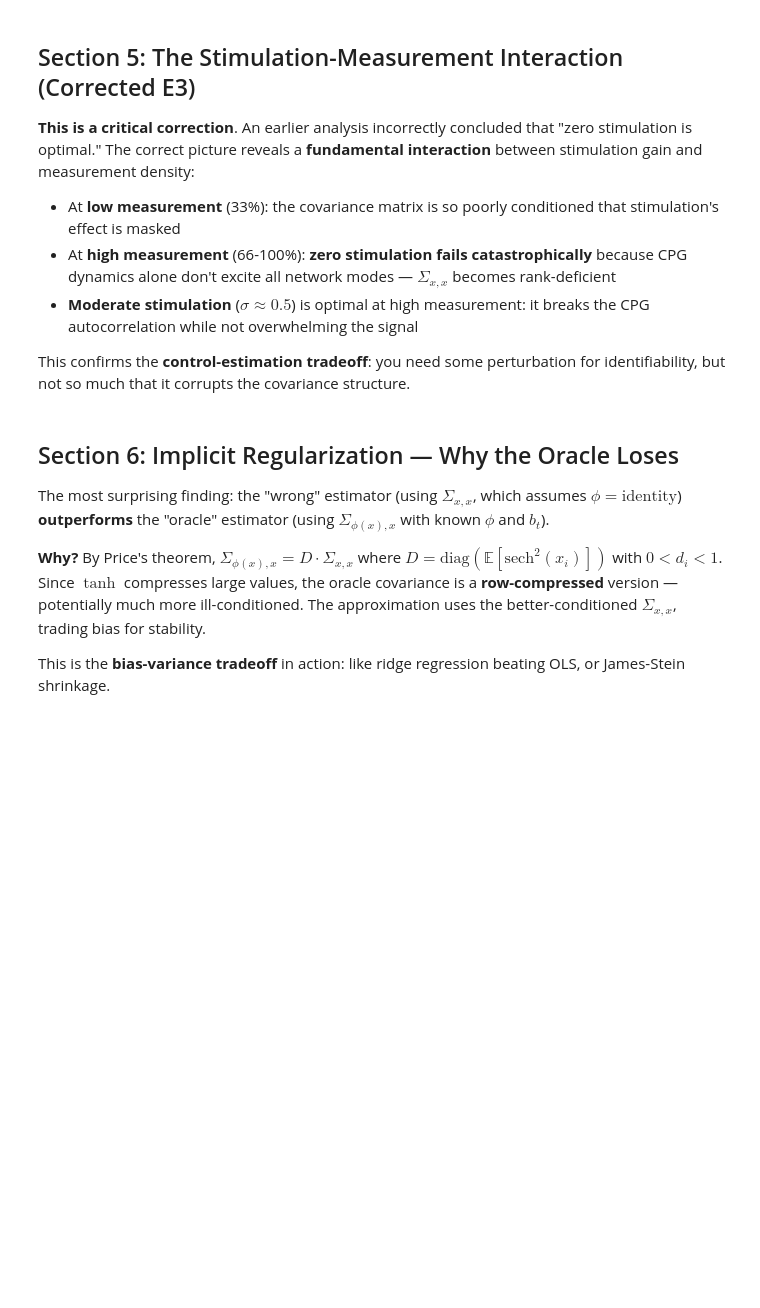
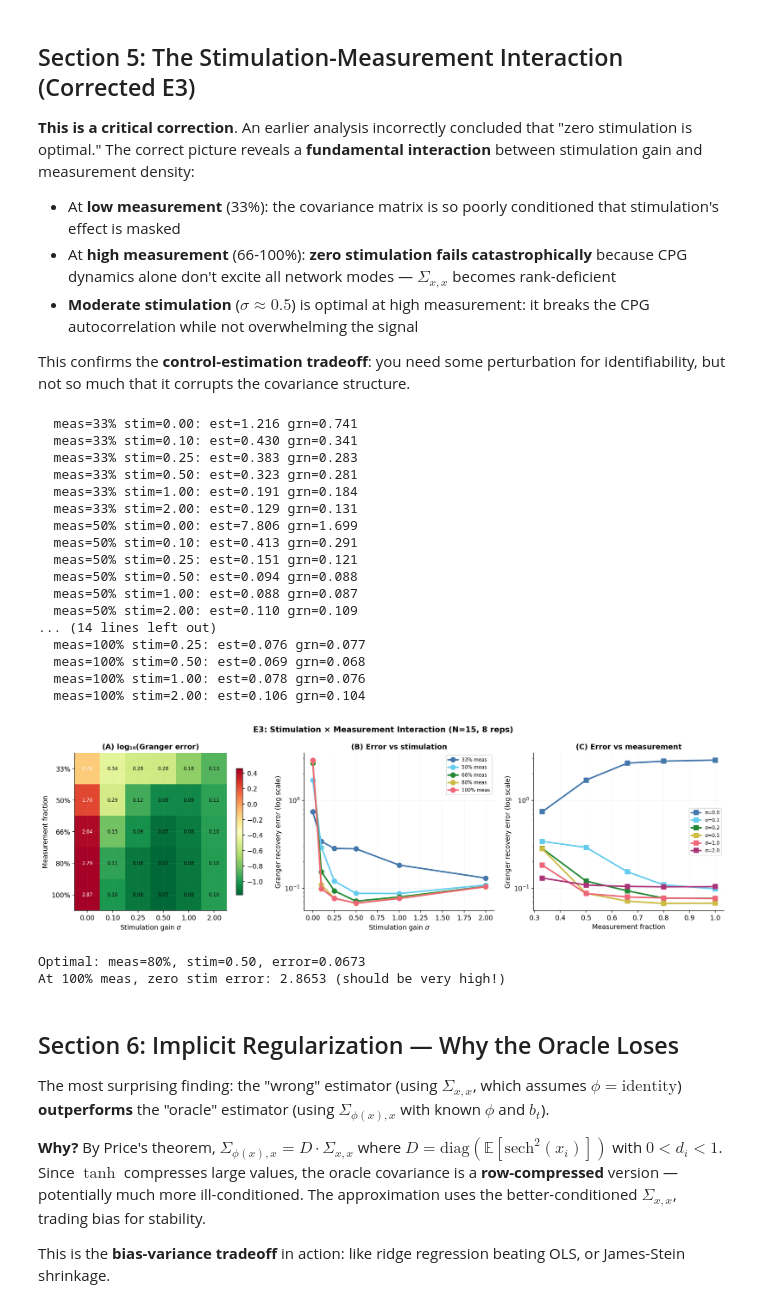
Before and after one commit to qsimeon/sparse_matrix_recovery, a Jupyter notebook: notebooks/complete_analysis.ipynb, the cells around one changed output. Saved outputs shown, nothing was run; the diff lists cells and outputs as text; code cells hidden in the pictures; blank space fills up the shorter version.

```diff
--- a/notebooks/complete_analysis.ipynb
+++ b/notebooks/complete_analysis.ipynb
@@ -447,11 +459,11 @@ print(f"Estimate→Granger: {(1-medians[-1]/medians[-2])*100:.0f}% improvement")
 
 This confirms the **control-estimation tradeoff**: you need some perturbation for identifiability, but not so much that it corrupts the covariance structure.
 # %%
-# NOTE: Using N=20 for notebook speed. Paper uses N=15 (see run_experiments.py E3).
-# Results qualitatively the same; quantitative numbers will differ slightly.
 # E3: 2D sweep — measurement fraction × stimulation gain
+# Matches paper baseline (N=15). Reduced reps (8) and shorter T (300) for notebook
+# interactivity; paper uses 50 reps at T=1000.
 np.random.seed(42); torch.manual_seed(42)
-N = 20  # Small for notebook speed
+N = 15
 n_reps = 8
 stim_values = [0.0, 0.1, 0.25, 0.5, 1.0, 2.0]
 meas_values = [0.33, 0.50, 0.66, 0.80, 1.00]
@@ -502,34 +514,55 @@ plt.colorbar(im, ax=ax1, shrink=0.8)
 # (B) Line plot — error vs stim for each measurement fraction
 for mi, meas_frac in enumerate(meas_values):
     errs = error_grid_granger[mi, :]
     # Clip for log scale
     errs_clipped = np.clip(errs, 1e-3, 100)
     ax2.semilogy(stim_values, errs_clipped, 'o-', color=COLORS[mi], label=f'{meas_frac:.0%} meas')
 ax2.set_xlabel('Stimulation gain $\\sigma$')
 ax2.set_ylabel('Granger recovery error (log scale)')
 ax2.set_title('(B) Error vs stimulation', fontweight='bold')
 ax2.legend(fontsize=8)
 
 # (C) Line plot — error vs measurement for each stim level
 for si, stim in enumerate(stim_values):
     errs = error_grid_granger[:, si]
     errs_clipped = np.clip(errs, 1e-3, 100)
     ax3.semilogy(meas_values, errs_clipped, 's-', color=COLORS[si], label=f'σ={stim:.1f}')
 ax3.set_xlabel('Measurement fraction')
 ax3.set_ylabel('Granger recovery error (log scale)')
 ax3.set_title('(C) Error vs measurement', fontweight='bold')
 ax3.legend(fontsize=8)
 
-plt.suptitle('E3: Stimulation × Measurement Interaction (N=20, 8 reps × 30 instances)',
+plt.suptitle('E3: Stimulation × Measurement Interaction (N=15, 8 reps)',
              fontsize=13, fontweight='bold')
 plt.tight_layout()
 plt.show()
 
 # Find optimal
 best_idx = np.unravel_index(error_grid_granger.argmin(), error_grid_granger.shape)
 print(f"\nOptimal: meas={meas_values[best_idx[0]]:.0%}, stim={stim_values[best_idx[1]]:.2f}, "
       f"error={error_grid_granger[best_idx[0], best_idx[1]]:.4f}")
 print(f"At 100% meas, zero stim error: {error_grid_granger[-1, 0]:.4f} (should be very high!)")
+# %% [output]
+  meas=33% stim=0.00: est=1.216 grn=0.741
+  meas=33% stim=0.10: est=0.430 grn=0.341
+  meas=33% stim=0.25: est=0.383 grn=0.283
+  meas=33% stim=0.50: est=0.323 grn=0.281
+  meas=33% stim=1.00: est=0.191 grn=0.184
+  meas=33% stim=2.00: est=0.129 grn=0.131
+  meas=50% stim=0.00: est=7.806 grn=1.699
+  meas=50% stim=0.10: est=0.413 grn=0.291
+  meas=50% stim=0.25: est=0.151 grn=0.121
+  meas=50% stim=0.50: est=0.094 grn=0.088
+  meas=50% stim=1.00: est=0.088 grn=0.087
+  meas=50% stim=2.00: est=0.110 grn=0.109
+... (14 lines left out)
+  meas=100% stim=0.25: est=0.076 grn=0.077
+  meas=100% stim=0.50: est=0.069 grn=0.068
+  meas=100% stim=1.00: est=0.078 grn=0.076
+  meas=100% stim=2.00: est=0.106 grn=0.104
+[figure, added]
+Optimal: meas=80%, stim=0.50, error=0.0673
+At 100% meas, zero stim error: 2.8653 (should be very high!)
 # %% [markdown]
 ## Section 6: Implicit Regularization — Why the Oracle Loses
 
```
Also changed, not shown: parts of 6 cells of this notebook, 1 other file.
